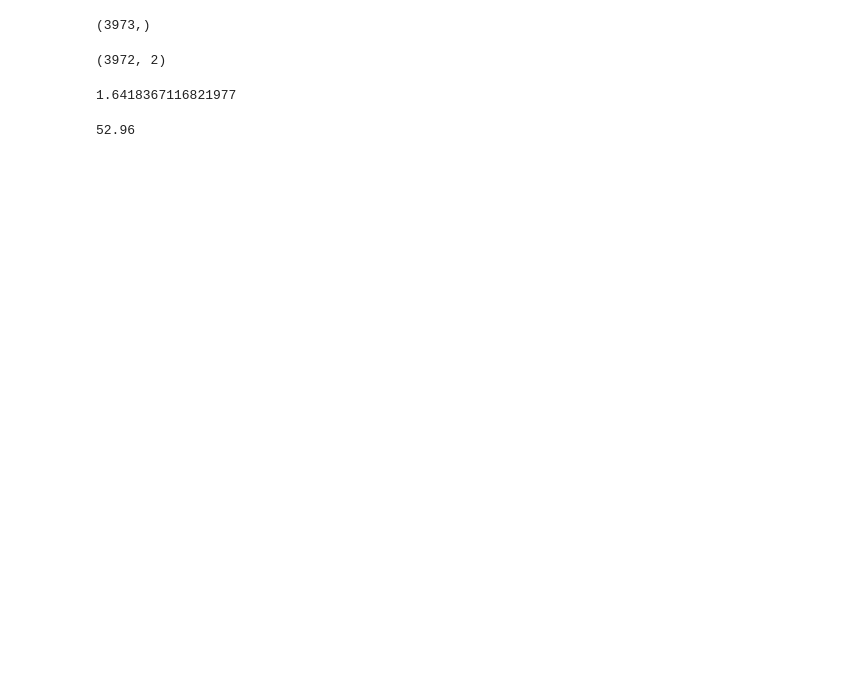
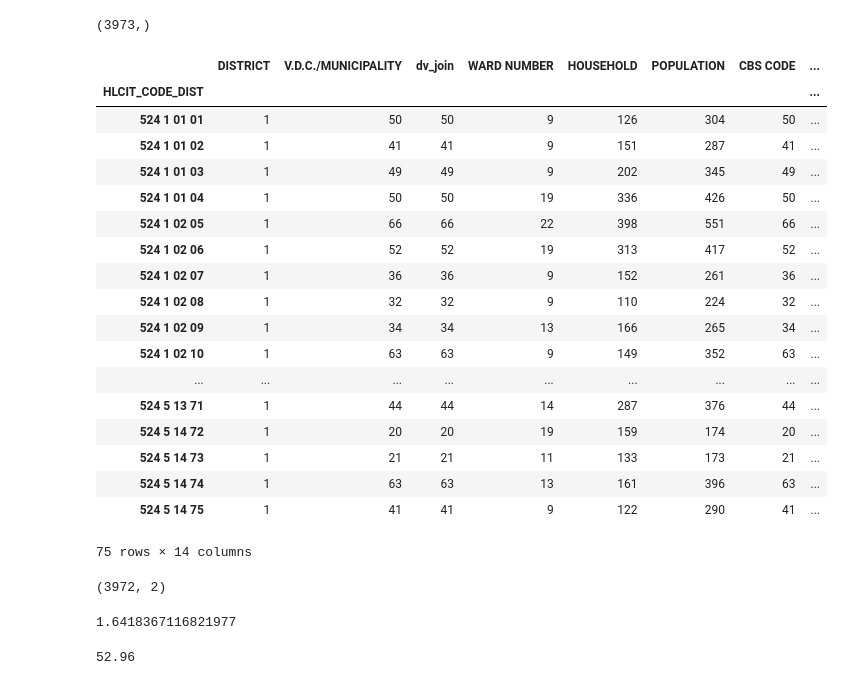
Before and after one commit to Nhorning/NM_Analysis, a Jupyter notebook: SpringBoard 7.2 - Apply Data Storytelling.ipynb, the cells around one changed output. Saved outputs shown, nothing was run; the diff lists cells and outputs as text; code cells hidden in the pictures; blank space fills up the shorter version.

```diff
--- a/SpringBoard 7.2 - Apply Data Storytelling.ipynb
+++ b/SpringBoard 7.2 - Apply Data Storytelling.ipynb
@@ -578,6 +578,29 @@ pop_oldVDC = pop_oldVDC['POPULATION']
 pop_oldVDC.shape
 # %% [output]
 (3973,)
+# %%
+VDC_count = pop_oldward.groupby(['HLCIT_CODE_DIST']).nunique()
+VDC_count
+# %% [output]
+|  | DISTRICT | V.D.C./MUNICIPALITY | dv_join | WARD NUMBER | HOUSEHOLD | POPULATION | CBS CODE | ... |
+| HLCIT_CODE_DIST |  |  |  |  |  |  |  | ... |
+| 524 1 01 01 | 1 | 50 | 50 | 9 | 126 | 304 | 50 | ... |
+| 524 1 01 02 | 1 | 41 | 41 | 9 | 151 | 287 | 41 | ... |
+| 524 1 01 03 | 1 | 49 | 49 | 9 | 202 | 345 | 49 | ... |
+| 524 1 01 04 | 1 | 50 | 50 | 19 | 336 | 426 | 50 | ... |
+| 524 1 02 05 | 1 | 66 | 66 | 22 | 398 | 551 | 66 | ... |
+| 524 1 02 06 | 1 | 52 | 52 | 19 | 313 | 417 | 52 | ... |
+| 524 1 02 07 | 1 | 36 | 36 | 9 | 152 | 261 | 36 | ... |
+| 524 1 02 08 | 1 | 32 | 32 | 9 | 110 | 224 | 32 | ... |
+| 524 1 02 09 | 1 | 34 | 34 | 13 | 166 | 265 | 34 | ... |
+| 524 1 02 10 | 1 | 63 | 63 | 9 | 149 | 352 | 63 | ... |
+| ... | ... | ... | ... | ... | ... | ... | ... | ... |
+| 524 5 13 71 | 1 | 44 | 44 | 14 | 287 | 376 | 44 | ... |
+| 524 5 14 72 | 1 | 20 | 20 | 19 | 159 | 174 | 20 | ... |
+| 524 5 14 73 | 1 | 21 | 21 | 11 | 133 | 173 | 21 | ... |
+| 524 5 14 74 | 1 | 63 | 63 | 13 | 161 | 396 | 63 | ... |
+| 524 5 14 75 | 1 | 41 | 41 | 9 | 122 | 290 | 41 | ... |
+75 rows × 14 columns
 # %%
 #sample a random vdc, return deaths in that vdc and it's population
 codes = df['HLCIT CODE']
```
Also changed, not shown: parts of 11 cells of this notebook.
